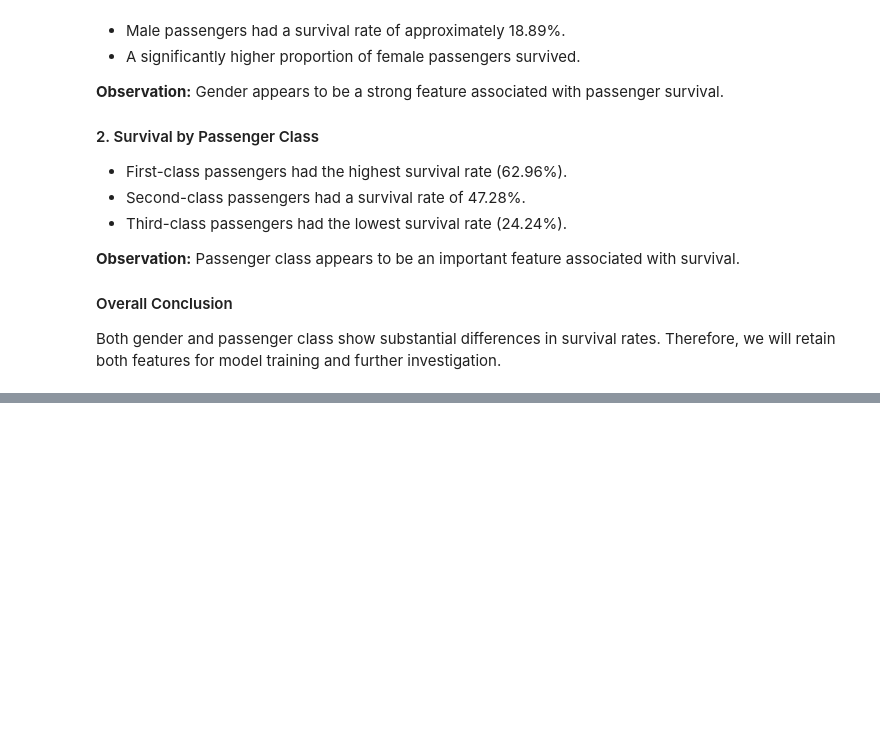
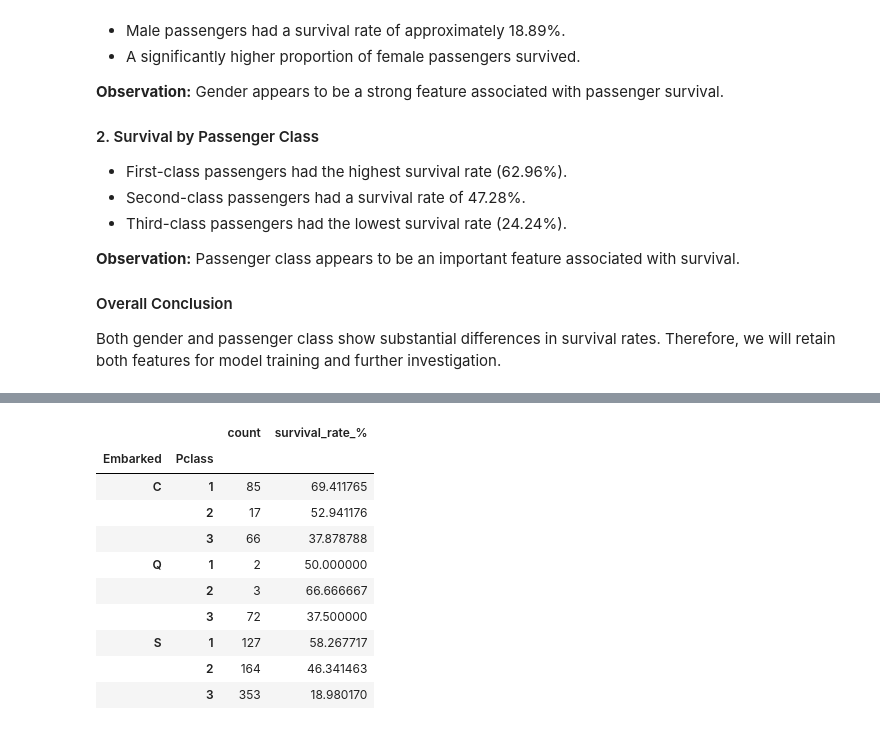
Before and after one commit to riyasudeen-0/Titanic_Survival_prediction, a Jupyter notebook: Titanic_Project.ipynb, the cells around one changed output, grey strips where cells are left out. Saved outputs shown, nothing was run; the diff lists cells and outputs as text; code cells hidden in the pictures; blank space fills up the shorter version.

```diff
--- a/Titanic_Project.ipynb
+++ b/Titanic_Project.ipynb
@@ -247,0 +277,22 @@ Both gender and passenger class show substantial differences in survival rates.
+# %%
+port_class_survival = df.groupby(
+    ["Embarked", "Pclass"]
+)["Survived"].agg(["count", "mean"])
+
+port_class_survival["survival_rate_%"] = (
+    port_class_survival["mean"] * 100
+)
+
+port_class_survival.drop(columns="mean")
+# %% [output]
+|  |  | count | survival_rate_% |
+| Embarked | Pclass |  |  |
+| C | 1 | 85 | 69.411765 |
+|  | 2 | 17 | 52.941176 |
+|  | 3 | 66 | 37.878788 |
+| Q | 1 | 2 | 50.000000 |
+|  | 2 | 3 | 66.666667 |
+|  | 3 | 72 | 37.500000 |
+| S | 1 | 127 | 58.267717 |
+|  | 2 | 164 | 46.341463 |
+|  | 3 | 353 | 18.980170 |
```
Also changed, not shown: parts of 15 cells of this notebook.
